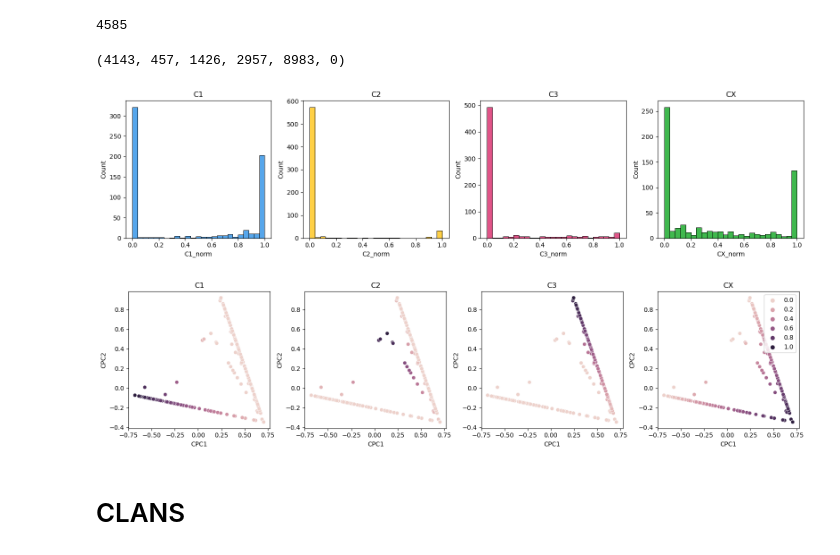
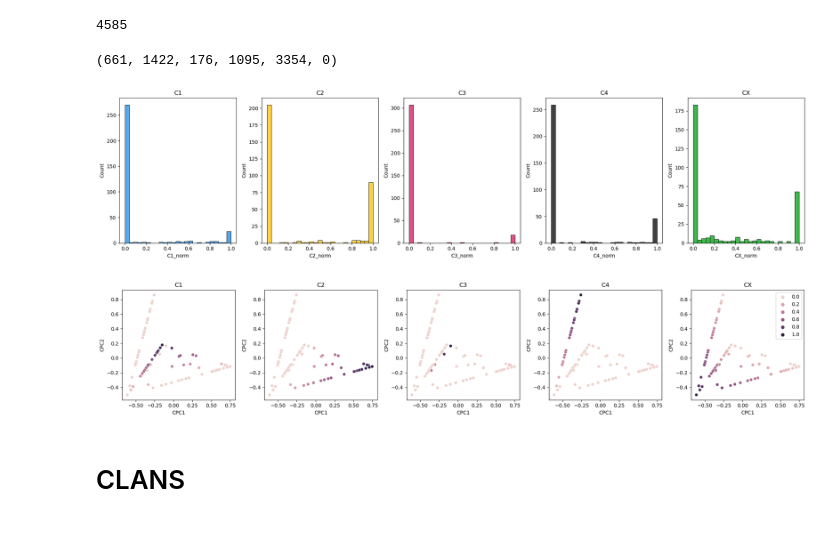
Before and after one commit to donEnno/hendecads, a Jupyter notebook: 1_seq_analysis/tmp_cd_clans.ipynb, the cells around one changed output. Cells and saved outputs as stored; diff of their text form; code cells hidden in the pictures.

```diff
--- a/1_seq_analysis/tmp_cd_clans.ipynb
+++ b/1_seq_analysis/tmp_cd_clans.ipynb
@@ -79,11 +101,12 @@ WP_090399647.1_[331,386]
 # %%
-numbers = parse_numbers(clans_file)
+numbers = parse_numbers(clans_r7)
 # %%
 C1 = numbers[0]
 C2 = numbers[1]
 C3 = numbers[2]
+C4 = numbers[3]
 # %%
-with open (fasta_file, 'r') as file:
+with open (fasta_r7, 'r') as file:
     fasta = file.readlines()
 
 fasta = [line.strip() for line in fasta]
@@ -95,20 +118,24 @@ fasta_seqs = [seq.strip() for seq in fasta[1::2]]
 C1_fasta = [fasta_ids[ix] for ix in C1]
 C2_fasta = [fasta_ids[ix] for ix in C2]
 C3_fasta = [fasta_ids[ix] for ix in C3]
+C4_fasta = [fasta_ids[ix] for ix in C4]
 CX_fasta = [fid for ix, fid in enumerate(fasta_ids) if ix not in C1+C2+C3]
 
 C1_seqs = [fasta_seqs[ix] for ix in C1]
 C2_seqs = [fasta_seqs[ix] for ix in C2]
 C3_seqs = [fasta_seqs[ix] for ix in C3]
+C4_seqs = [fasta_seqs[ix] for ix in C4]
 CX_seqs = [fid for ix, fid in enumerate(fasta_seqs) if ix not in C1+C2+C3]
 
 C1_stretch = [fasta_ixs[ix] for ix in C1]
 C2_stretch = [fasta_ixs[ix] for ix in C2]
 C3_stretch = [fasta_ixs[ix] for ix in C3]
+C4_stretch = [fasta_ixs[ix] for ix in C4]
 CX_stretch = [fid for ix, fid in enumerate(fasta_ixs) if ix not in C1+C2+C3]
 
 C1_data = list(zip(C1_fasta, C1_stretch))
 C2_data = list(zip(C2_fasta, C2_stretch))
 C3_data = list(zip(C3_fasta, C3_stretch))
+C4_data = list(zip(C4_fasta, C4_stretch))
 CX_data = list(zip(CX_fasta, CX_stretch))
 # %%
@@ -129,20 +156,21 @@ len(fasta_ids)
 4585
 # %%
 tmp_df = pos_df[(pos_df['reduced_group'] == 'TMP') &
-                (pos_df['5R_hendecad_strict'] > 5)].reset_index(drop=True)
+                (pos_df['7R_hendecad_strict'] > 5)].reset_index(drop=True)
 
 tmp_df['C1'] = 0
 tmp_df['C2'] = 0
 tmp_df['C3'] = 0
+tmp_df['C4'] = 0
 tmp_df['CX'] = 0
 
-c1, c2, c3 = 0, 0, 0
+c1, c2, c3, c4 = 0, 0, 0, 0
 unassigned, unhandled = 0, 0
 
 for ix in range(len(tmp_df)):
 
     current_seq = tmp_df.iloc[ix]
-    current_hits = eval(current_seq['5R_ix_hendecad_strict'])
+    current_hits = eval(current_seq['7R_ix_hendecad_strict'])
 
     # if current_seq['id'] not in fasta_ids:
         # print(f'{current_seq["id"]} not in fasta_ids')
@@ -161,6 +189,9 @@ for ix in range(len(tmp_df)):
         elif (current_seq['id'], list(hit_ix)) in C3_data:
             tmp_df.loc[ix, 'C3'] += 1
             c3 += 1
+        elif (current_seq['id'], list(hit_ix)) in C4_data:
+            tmp_df.loc[ix, 'C4'] += 1
+            c4 += 1
         elif (current_seq['id'], list(hit_ix)) in CX_data:
             tmp_df.loc[ix, 'CX'] += 1
             unassigned += 1
@@ -178,6 +209,9 @@ for ix in range(len(tmp_df)):
             elif (rep_id, rep_ix) in C3_data:
                 tmp_df.loc[ix, 'C3'] += 1
                 c3 += 1
+            elif (rep_id, rep_ix) in C4_data:
+                tmp_df.loc[ix, 'C4'] += 1
+                c4 += 1
             elif (rep_id, rep_ix) in CX_data:
                 tmp_df.loc[ix, 'CX'] += 1
                 unassigned += 1
@@ -188,62 +222,68 @@ for ix in range(len(tmp_df)):
             # print("unhandled hit")
             # find representative and annotate accordingly!
 
-tmp_df['C1_norm'] = tmp_df['C1'] / tmp_df['5R_hendecad_strict']
-tmp_df['C2_norm'] = tmp_df['C2'] / tmp_df['5R_hendecad_strict']
-tmp_df['C3_norm'] = tmp_df['C3'] / tmp_df['5R_hendecad_strict']
-tmp_df['CX_norm'] = tmp_df['CX'] / tmp_df['5R_hendecad_strict']
+tmp_df['C1_norm'] = tmp_df['C1'] / tmp_df['7R_hendecad_strict']
+tmp_df['C2_norm'] = tmp_df['C2'] / tmp_df['7R_hendecad_strict']
+tmp_df['C3_norm'] = tmp_df['C3'] / tmp_df['7R_hendecad_strict']
+tmp_df['C4_norm'] = tmp_df['C4'] / tmp_df['7R_hendecad_strict']
+tmp_df['CX_norm'] = tmp_df['CX'] / tmp_df['7R_hendecad_strict']
 
 c1, c2, c3, unassigned, c1 + c2 + c3 + unassigned, unhandled
 # %% [output]
-(4143, 457, 1426, 2957, 8983, 0)
+(661, 1422, 176, 1095, 3354, 0)
 # %%
-fig, axes = plt.subplots(1, 4, figsize=(16, 4))
+fig, axes = plt.subplots(1, 5, figsize=(20, 5))
 
 sns.histplot(tmp_df['C1_norm'], bins=25, ax=axes[0], color='#1E88E5', label='C1')
 sns.histplot(tmp_df['C2_norm'], bins=25, ax=axes[1], color='#FFC107', label='C2')
 sns.histplot(tmp_df['C3_norm'], bins=25, ax=axes[2], color='#D81B60', label='C3')
-sns.histplot(tmp_df['CX_norm'], bins=25, ax=axes[3], color='#00A012', label='CX')
+sns.histplot(tmp_df['C4_norm'], bins=25, ax=axes[3], color='#000000', label='C4')
+sns.histplot(tmp_df['CX_norm'], bins=25, ax=axes[4], color='#00A012', label='CX')
 
 axes[0].set_title('C1')
 axes[1].set_title('C2')
 axes[2].set_title('C3')
-axes[3].set_title('CX')
+axes[3].set_title('C4')
+axes[4].set_title('CX')
 
 plt.tight_layout()
 plt.show()
 # %% [output]
-[figure, old version]
+[figure, new version]
 # %%
 from sklearn.decomposition import PCA
 
 
 pca = PCA(n_components=2)
 
-data_pca = pca.fit_transform(tmp_df[['C1_norm', 'C2_norm', 'C3_norm', 'CX_norm']])
+data_pca = pca.fit_transform(tmp_df[['C1_norm', 'C2_norm', 'C3_norm', 'C4_norm', 'CX_norm']])
 tmp_df[['CPC1', 'CPC2']] = data_pca
 
-fig, axes = plt.subplots(1, 4, figsize=(16, 4))
+fig, axes = plt.subplots(1, 5, figsize=(20, 4))
 
 sns.scatterplot(x='CPC1', y='CPC2', data=tmp_df, ax=axes[0], hue='C1_norm')
 sns.scatterplot(x='CPC1', y='CPC2', data=tmp_df, ax=axes[1], hue='C2_norm')
 sns.scatterplot(x='CPC1', y='CPC2', data=tmp_df, ax=axes[2], hue='C3_norm')
-sns.scatterplot(x='CPC1', y='CPC2', data=tmp_df, ax=axes[3], hue='CX_norm')
+sns.scatterplot(x='CPC1', y='CPC2', data=tmp_df, ax=axes[3], hue='C4_norm')
+sns.scatterplot(x='CPC1', y='CPC2', data=tmp_df, ax=axes[4], hue='CX_norm')
 
 
 axes[0].set_title('C1')
 axes[1].set_title('C2')
 axes[2].set_title('C3')
-axes[3].set_title('CX')
+axes[3].set_title('C4')
+axes[4].set_title('CX')
 
 axes[0].get_legend().remove()
 axes[1].get_legend().remove()
 axes[2].get_legend().remove()
-axes[3].legend(loc='upper right')
+axes[3].get_legend().remove()
+axes[4].legend(loc='upper right')
 
 plt.tight_layout()
 plt.show()
 # %% [output]
-[figure, old version]
+[figure, new version]
 # %% [markdown]
 # CLANS
 # %%
```
Also changed, not shown: parts of 20 cells of this notebook.
